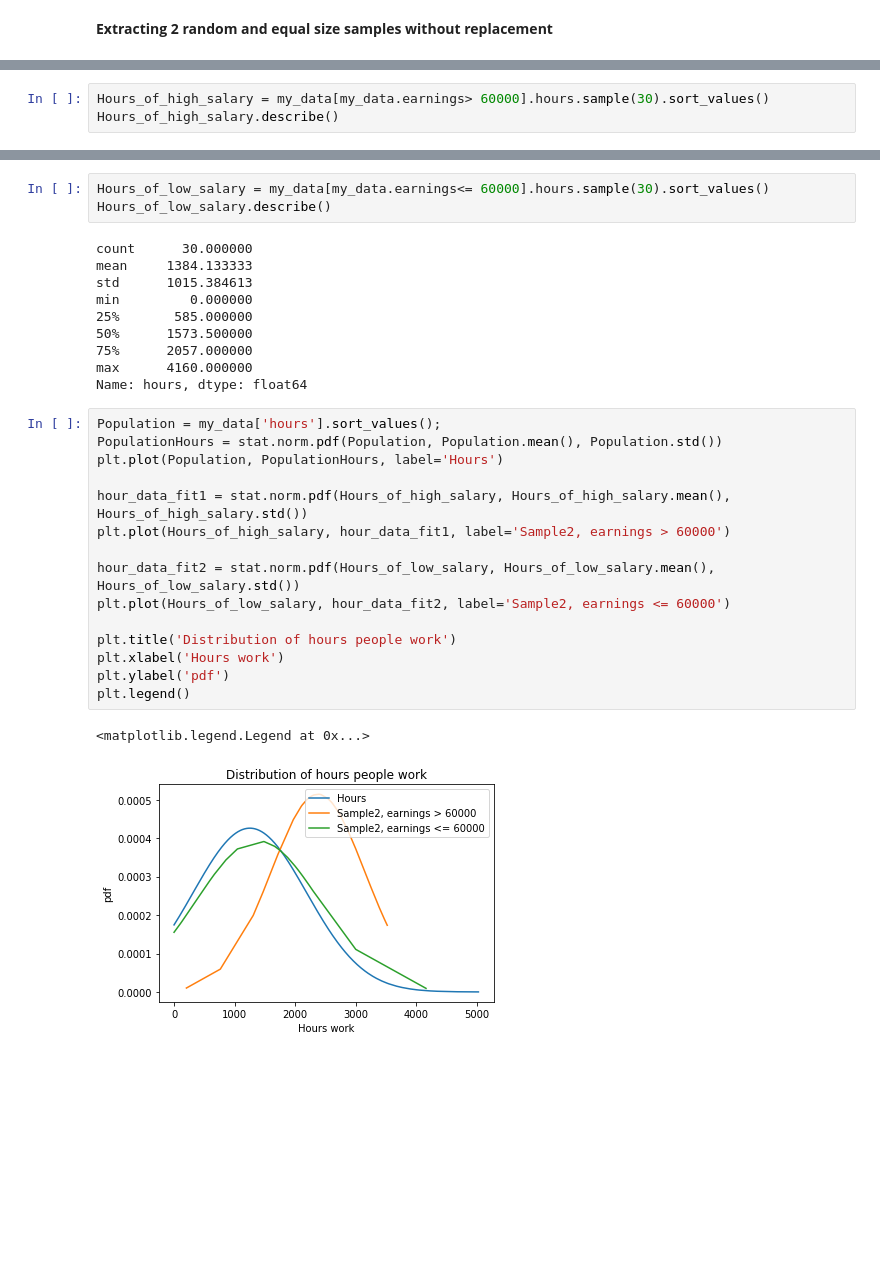
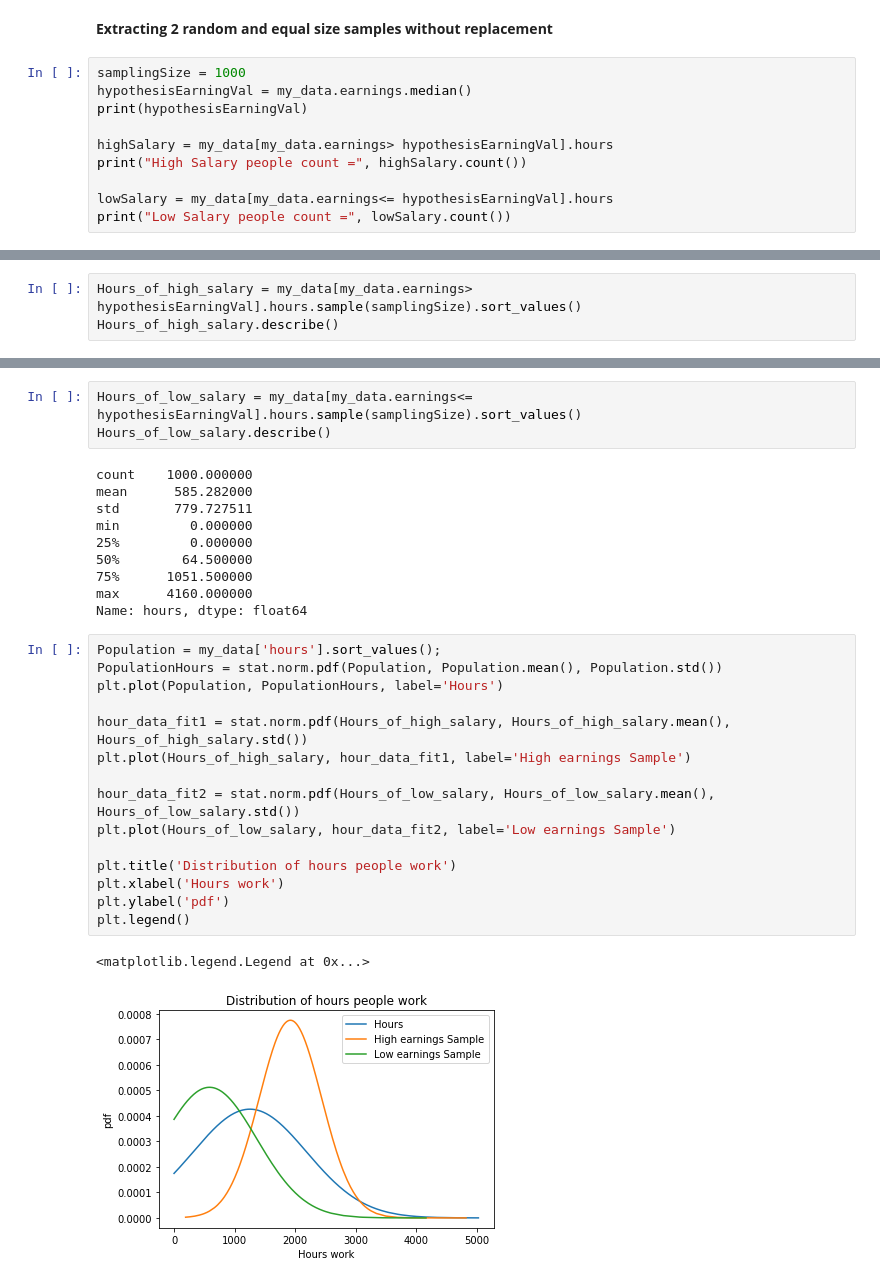
Before and after one commit to PraAnj/hypothesis-testing, a Jupyter notebook: ds project.ipynb, the cells around one changed output, grey strips where cells are left out. Cells and saved outputs as stored; diff of their text form; blank space fills up the shorter version.

```diff
--- a/ds project.ipynb
+++ b/ds project.ipynb
@@ -164,2 +158,12 @@ my_data.corr(method='pearson')
 # %% [markdown]
 **Extracting 2 random and equal size samples without replacement**
+# %%
+samplingSize = 1000
+hypothesisEarningVal = my_data.earnings.median()
+print(hypothesisEarningVal)
+
+highSalary = my_data[my_data.earnings> hypothesisEarningVal].hours
+print("High Salary people count =", highSalary.count())
+
+lowSalary = my_data[my_data.earnings<= hypothesisEarningVal].hours
+print("Low Salary people count =", lowSalary.count())
@@ -166,4 +174,4 @@ my_data.corr(method='pearson')
 # %%
-Hours_of_high_salary = my_data[my_data.earnings> 60000].hours.sample(30).sort_values()
+Hours_of_high_salary = my_data[my_data.earnings> hypothesisEarningVal].hours.sample(samplingSize).sort_values()
 Hours_of_high_salary.describe()
 # %% [output]
@@ -178,33 +186,33 @@ max      3520.000000
 Name: hours, dtype: float64
 # %%
-Hours_of_low_salary = my_data[my_data.earnings<= 60000].hours.sample(30).sort_values()
+Hours_of_low_salary = my_data[my_data.earnings<= hypothesisEarningVal].hours.sample(samplingSize).sort_values()
 Hours_of_low_salary.describe()
 # %% [output]
-count      30.000000
-mean     1384.133333
-std      1015.384613
+count    1000.000000
+mean      585.282000
+std       779.727511
 min         0.000000
-25%       585.000000
-50%      1573.500000
-75%      2057.000000
+25%         0.000000
+50%        64.500000
+75%      1051.500000
 max      4160.000000
 Name: hours, dtype: float64
 # %%
 Population = my_data['hours'].sort_values();
 PopulationHours = stat.norm.pdf(Population, Population.mean(), Population.std())
 plt.plot(Population, PopulationHours, label='Hours')
 
 hour_data_fit1 = stat.norm.pdf(Hours_of_high_salary, Hours_of_high_salary.mean(), Hours_of_high_salary.std())
-plt.plot(Hours_of_high_salary, hour_data_fit1, label='Sample2, earnings > 60000')
+plt.plot(Hours_of_high_salary, hour_data_fit1, label='High earnings Sample')
 
 hour_data_fit2 = stat.norm.pdf(Hours_of_low_salary, Hours_of_low_salary.mean(), Hours_of_low_salary.std())
-plt.plot(Hours_of_low_salary, hour_data_fit2, label='Sample2, earnings <= 60000')
+plt.plot(Hours_of_low_salary, hour_data_fit2, label='Low earnings Sample')
 
 plt.title('Distribution of hours people work')
 plt.xlabel('Hours work')
 plt.ylabel('pdf')
 plt.legend()
 # %% [output]
 <matplotlib.legend.Legend at 0x...>
-[figure, old version]
+[figure, new version]
 # %% [markdown]
```
Also changed, not shown: parts of 7 cells of this notebook.
